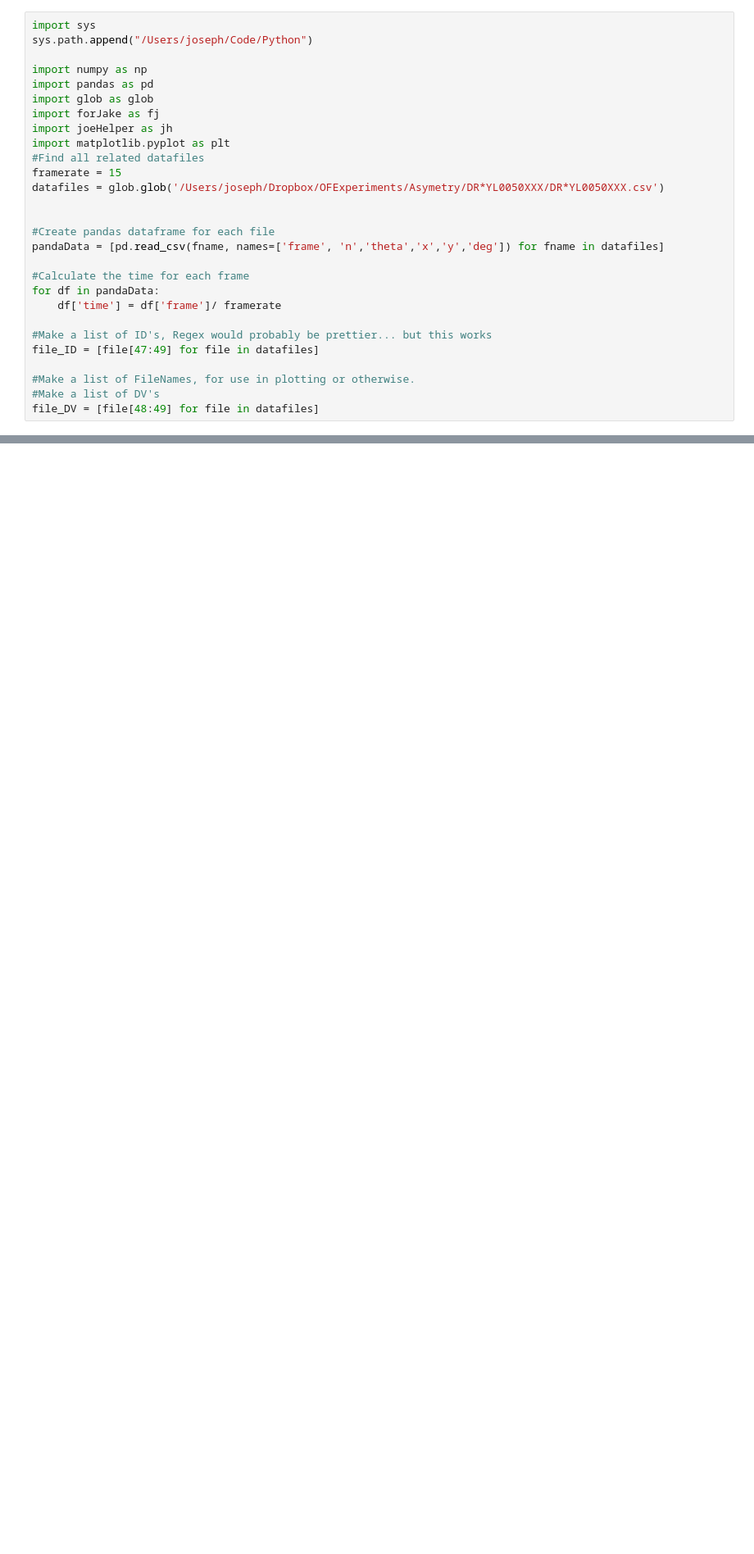
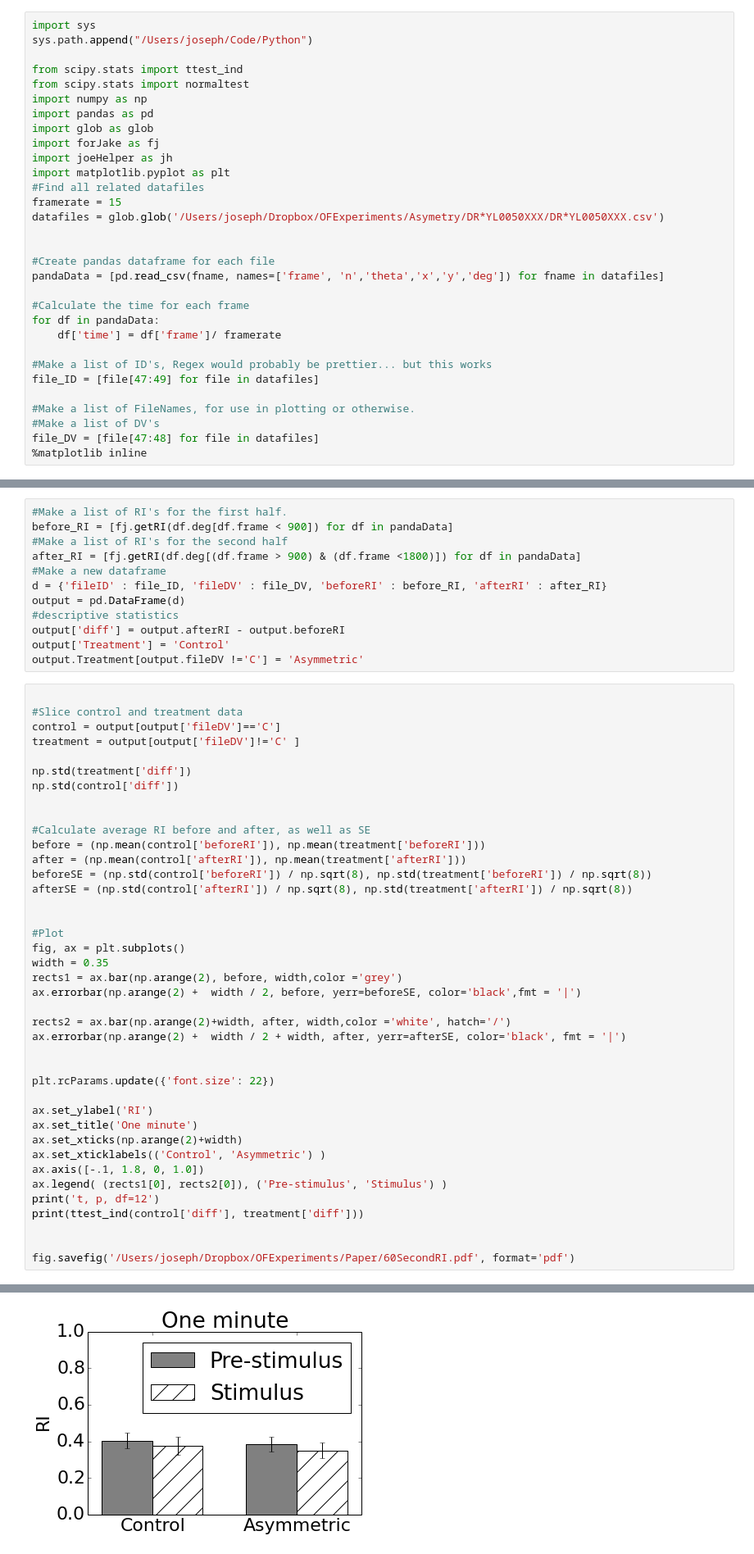
Before and after one commit to jbakcoleman/OpticFlowAnalysis, a Jupyter notebook: AsymetryAnalysis.ipynb, the cells around one changed output, grey strips where cells are left out. Shown: that part at 82% size. Saved outputs shown, nothing was run; the diff lists cells and outputs as text; blank space fills up the shorter version.

```diff
--- a/AsymetryAnalysis.ipynb
+++ b/AsymetryAnalysis.ipynb
@@ -6,6 +6,8 @@ First, we need to read the data in off the hard drive, turn it into a dataframe
 import sys
 sys.path.append("/Users/joseph/Code/Python")
 
+from scipy.stats import ttest_ind
+from scipy.stats import normaltest
 import numpy as np
 import pandas as pd
 import glob as glob
@@ -29,7 +31,8 @@ file_ID = [file[47:49] for file in datafiles]
 
 #Make a list of FileNames, for use in plotting or otherwise.
 #Make a list of DV's
-file_DV = [file[48:49] for file in datafiles]
+file_DV = [file[47:48] for file in datafiles]
+%matplotlib inline
 # %% [markdown]
 ## Response to onset of stimulus
 # %% [markdown]
@@ -160,0 +166,53 @@ for idx,Ang in enumerate(AngVels):
+# %%
+#Make a list of RI's for the first half.
+before_RI = [fj.getRI(df.deg[df.frame < 900]) for df in pandaData]
+#Make a list of RI's for the second half
+after_RI = [fj.getRI(df.deg[(df.frame > 900) & (df.frame <1800)]) for df in pandaData]
+#Make a new dataframe
+d = {'fileID' : file_ID, 'fileDV' : file_DV, 'beforeRI' : before_RI, 'afterRI' : after_RI}
+output = pd.DataFrame(d)
+#descriptive statistics
+output['diff'] = output.afterRI - output.beforeRI
+output['Treatment'] = 'Control'
+output.Treatment[output.fileDV !='C'] = 'Asymmetric'
+# %%
+
+#Slice control and treatment data
+control = output[output['fileDV']=='C']
+treatment = output[output['fileDV']!='C' ]
+
+np.std(treatment['diff'])
+np.std(control['diff'])
+
+
+#Calculate average RI before and after, as well as SE
+before = (np.mean(control['beforeRI']), np.mean(treatment['beforeRI']))
+after = (np.mean(control['afterRI']), np.mean(treatment['afterRI']))
+beforeSE = (np.std(control['beforeRI']) / np.sqrt(8), np.std(treatment['beforeRI']) / np.sqrt(8))
+afterSE = (np.std(control['afterRI']) / np.sqrt(8), np.std(treatment['afterRI']) / np.sqrt(8))
+
+
+#Plot
+fig, ax = plt.subplots()
+width = 0.35
+rects1 = ax.bar(np.arange(2), before, width,color ='grey')
+ax.errorbar(np.arange(2) +  width / 2, before, yerr=beforeSE, color='black',fmt = '|')
+
+rects2 = ax.bar(np.arange(2)+width, after, width,color ='white', hatch='/')
+ax.errorbar(np.arange(2) +  width / 2 + width, after, yerr=afterSE, color='black', fmt = '|')
+
+
+plt.rcParams.update({'font.size': 22})
+
+ax.set_ylabel('RI')
+ax.set_title('One minute')
+ax.set_xticks(np.arange(2)+width)
+ax.set_xticklabels(('Control', 'Asymmetric') )
+ax.axis([-.1, 1.8, 0, 1.0])
+ax.legend( (rects1[0], rects2[0]), ('Pre-stimulus', 'Stimulus') )
+print('t, p, df=12')
+print(ttest_ind(control['diff'], treatment['diff']))
+
+
+fig.savefig('/Users/joseph/Dropbox/OFExperiments/Paper/60SecondRI.pdf', format='pdf')
+# %% [output]
@@ -160,0 +221 @@ for idx,Ang in enumerate(AngVels):
+[figure, added]
```
Also changed, not shown: parts of 8 cells of this notebook.
